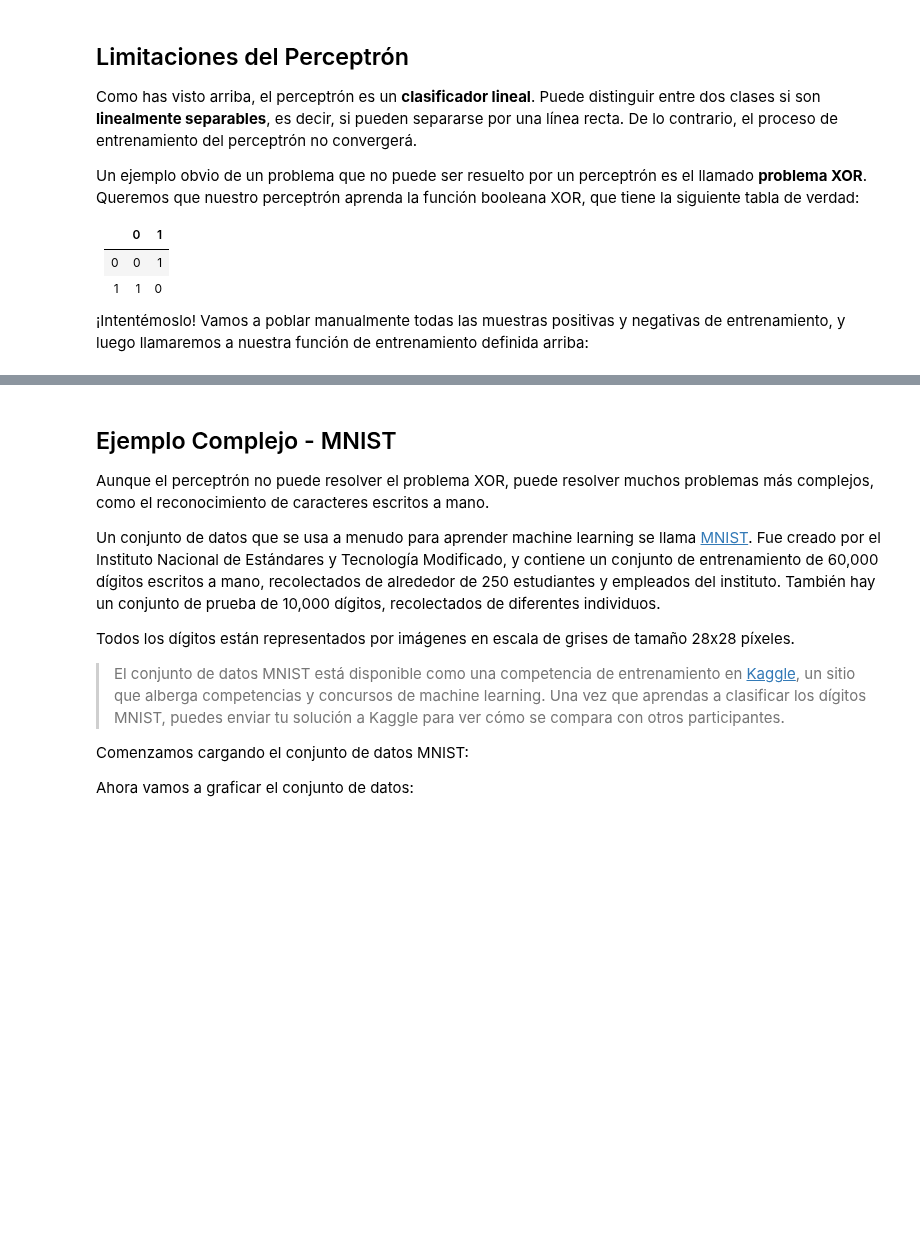
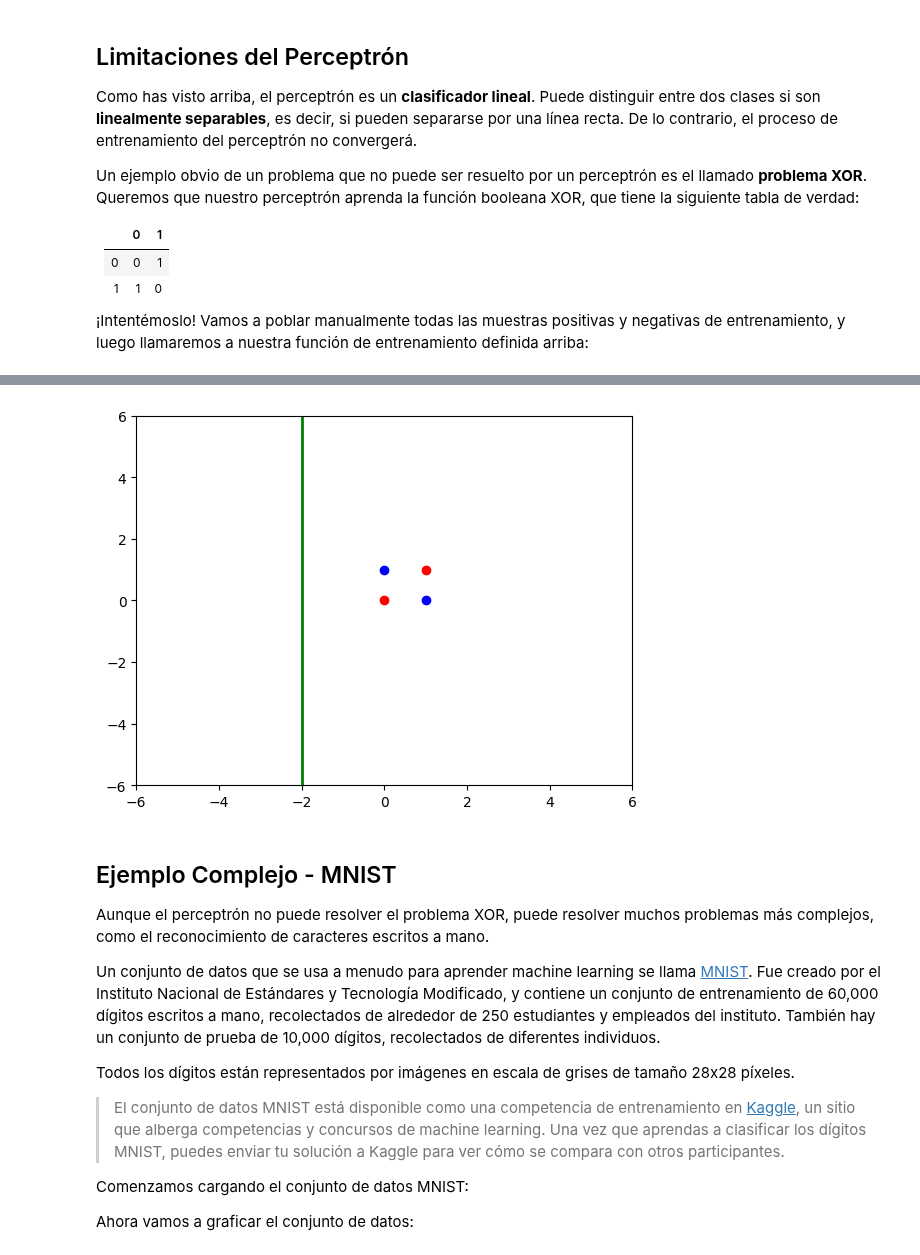
Before and after one commit to shernandez-ucm/AI-MDS, a Jupyter notebook: labs/1.1_Perceptron.ipynb, the cells around one changed output, grey strips where cells are left out. Saved outputs shown, nothing was run; the diff lists cells and outputs as text; code cells hidden in the pictures; blank space fills up the shorter version.

```diff
--- a/labs/1.1_Perceptron.ipynb
+++ b/labs/1.1_Perceptron.ipynb
@@ -270,4 +219,5 @@ Un ejemplo obvio de un problema que no puede ser resuelto por un perceptrón es
 pos_examples_xor = np.array([[1,0,1],[0,1,1]])
 neg_examples_xor = np.array([[1,1,1],[0,0,1]])
 
-snapshots_xor = train_graph(pos_examples_xor,neg_examples_xor,1000)
+wts = train(pos_examples_xor,neg_examples_xor, num_iterations=100)
+print(wts.transpose())
@@ -274,3 +236,7 @@ snapshots_xor = train_graph(pos_examples_xor,neg_examples_xor,1000)
+# %%
+plot_boundary(pos_examples_xor,neg_examples_xor,wts)
+# %% [output]
+[figure, added]
 # %% [markdown]
 ## Ejemplo Complejo - MNIST
 
```
Also changed, not shown: parts of 27 cells of this notebook.
